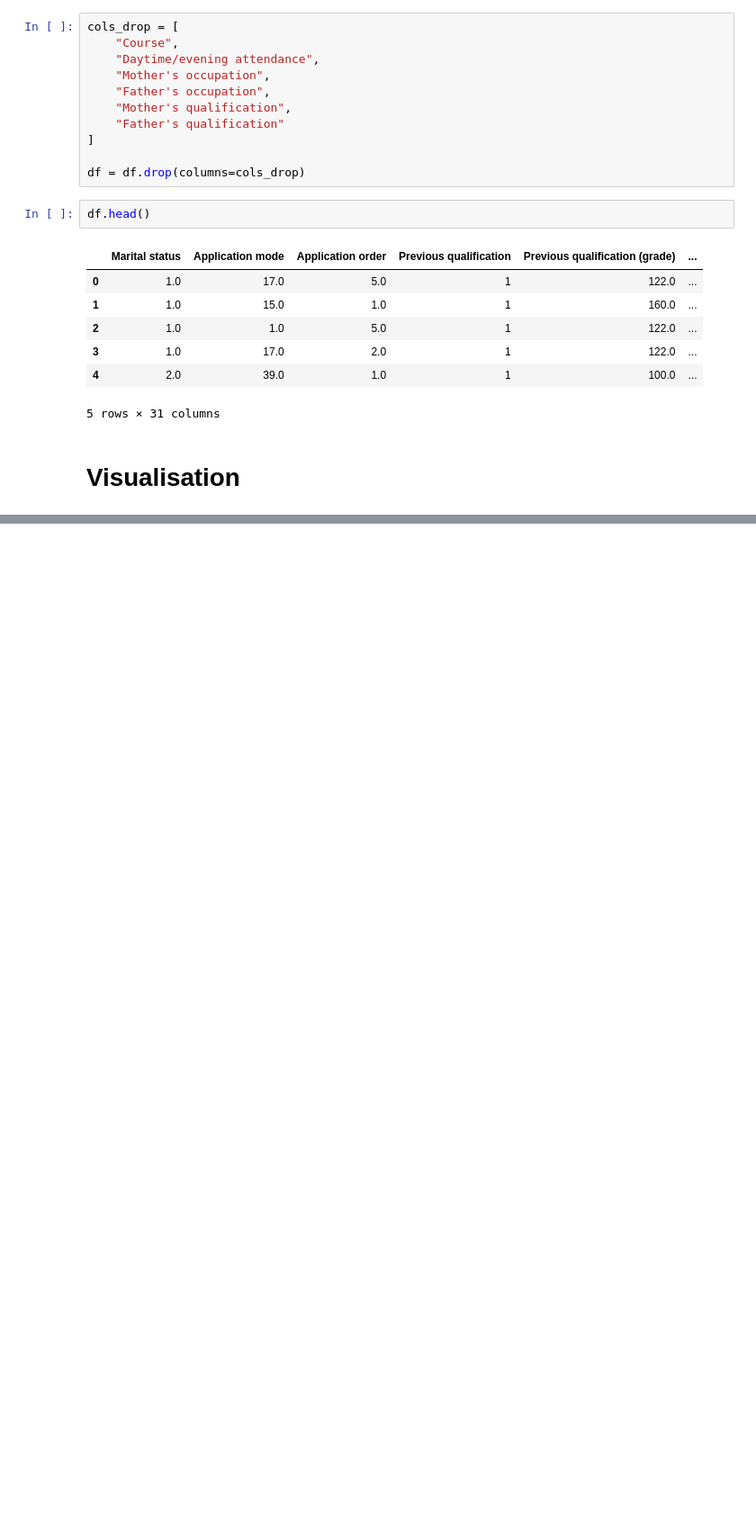
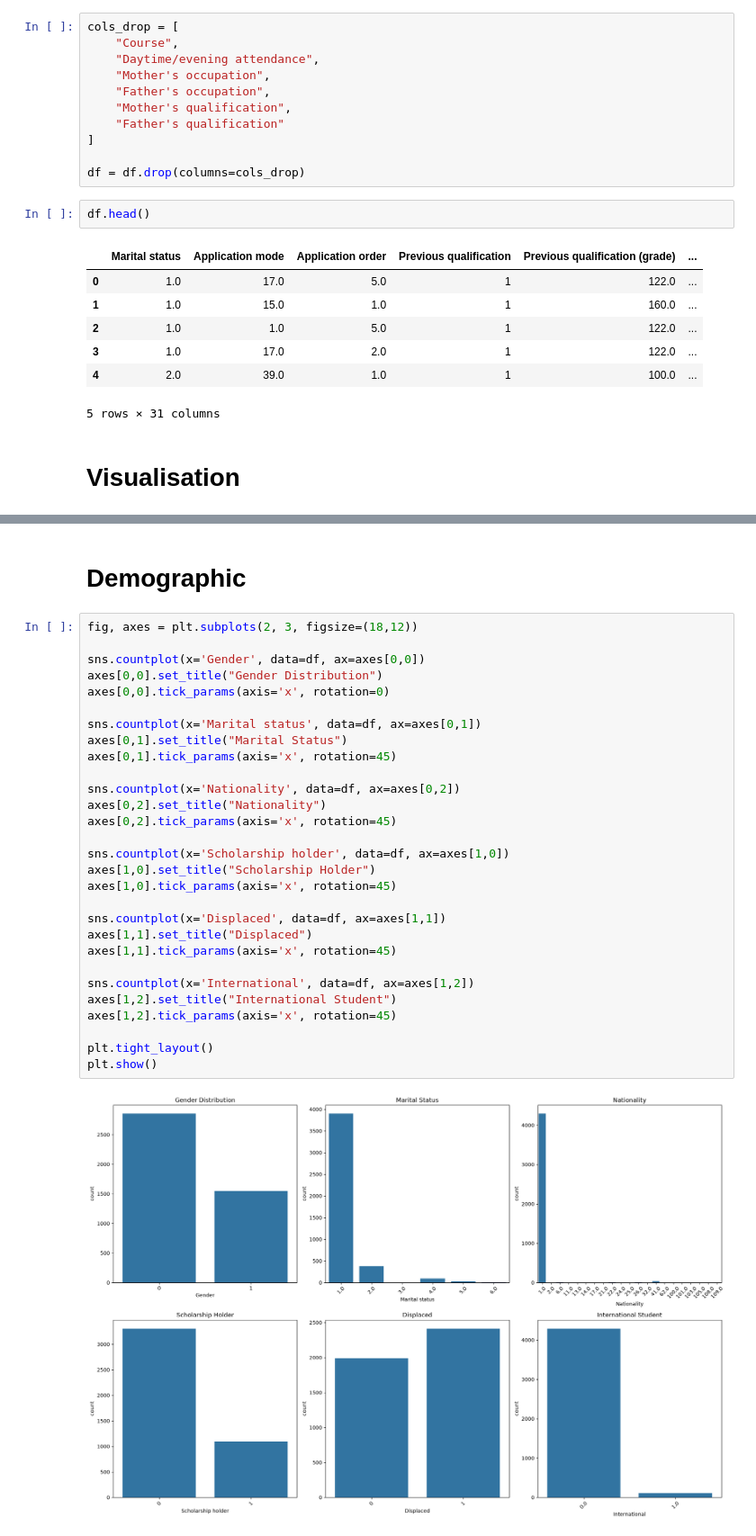
Before and after one commit to sba25078/HDipData_CA1-assignment-for-machine-learning-, a Jupyter notebook: ML_HDipData_CA1.ipynb, the cells around one changed output, grey strips where cells are left out. Shown at 90% size. Cells and saved outputs as stored; diff of their text form; blank space fills up the shorter version.

```diff
--- a/ML_HDipData_CA1.ipynb
+++ b/ML_HDipData_CA1.ipynb
@@ -460,0 +470,33 @@ df.head()
+# %% [markdown]
+# Demographic
+# %%
+fig, axes = plt.subplots(2, 3, figsize=(18,12))
+
+sns.countplot(x='Gender', data=df, ax=axes[0,0])
+axes[0,0].set_title("Gender Distribution")
+axes[0,0].tick_params(axis='x', rotation=0)
+
+sns.countplot(x='Marital status', data=df, ax=axes[0,1])
+axes[0,1].set_title("Marital Status")
+axes[0,1].tick_params(axis='x', rotation=45)
+
+sns.countplot(x='Nationality', data=df, ax=axes[0,2])
+axes[0,2].set_title("Nationality")
+axes[0,2].tick_params(axis='x', rotation=45)
+
+sns.countplot(x='Scholarship holder', data=df, ax=axes[1,0])
+axes[1,0].set_title("Scholarship Holder")
+axes[1,0].tick_params(axis='x', rotation=45)
+
+sns.countplot(x='Displaced', data=df, ax=axes[1,1])
+axes[1,1].set_title("Displaced")
+axes[1,1].tick_params(axis='x', rotation=45)
+
+sns.countplot(x='International', data=df, ax=axes[1,2])
+axes[1,2].set_title("International Student")
+axes[1,2].tick_params(axis='x', rotation=45)
+
+plt.tight_layout()
+plt.show()
+# %% [output]
+[figure, added]
```
Also changed, not shown: parts of 7 cells of this notebook.
